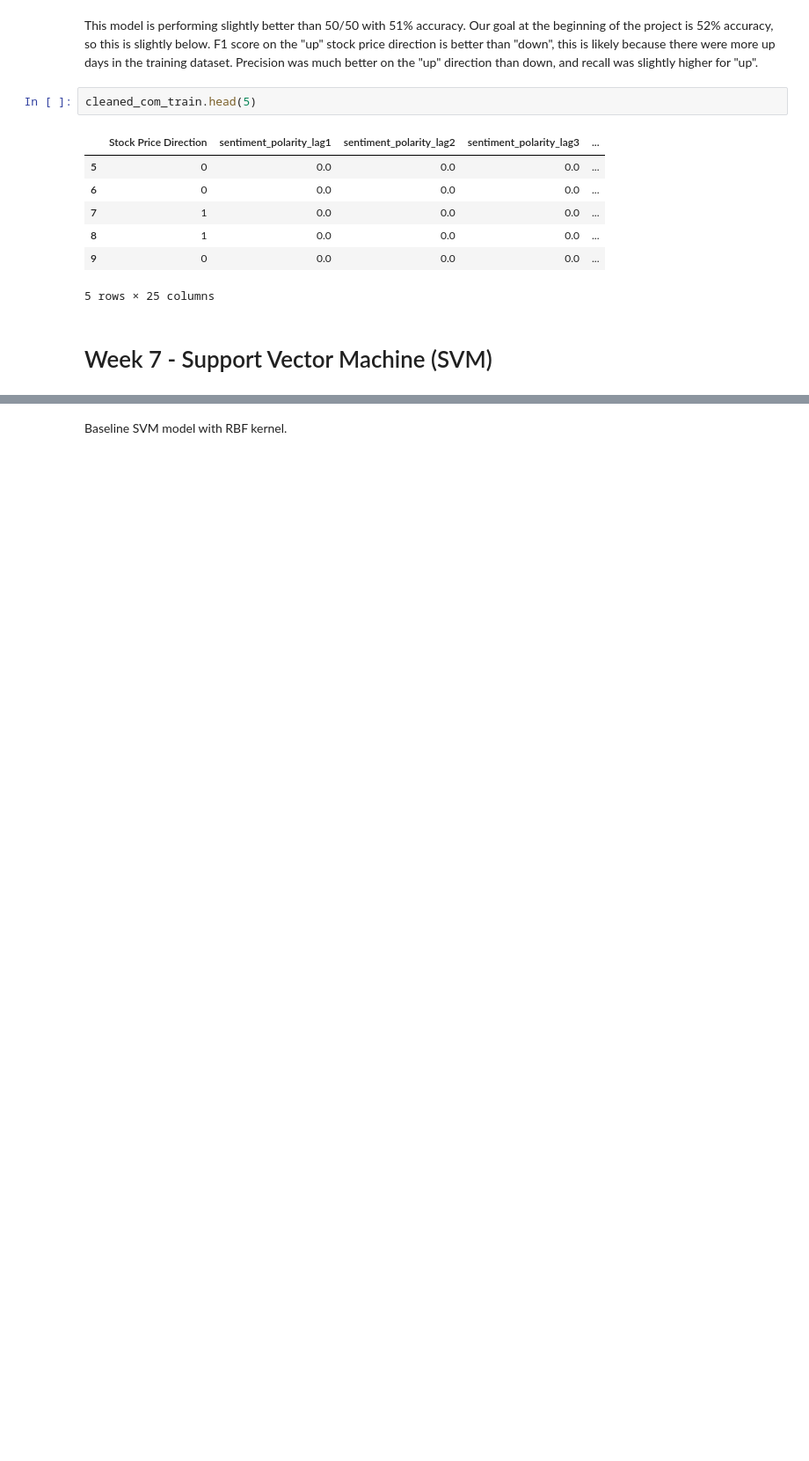
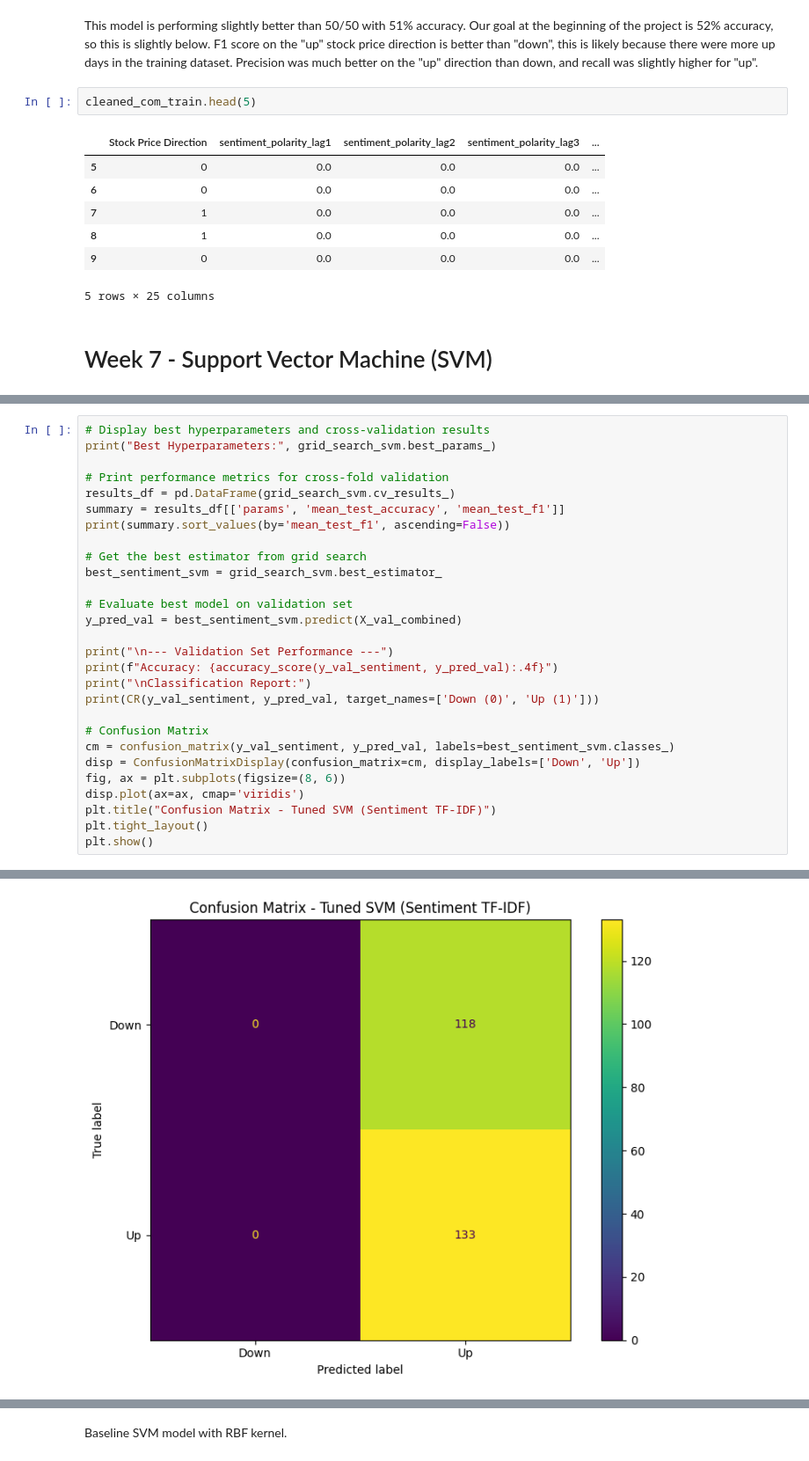
Before and after one commit to yvanlonginjr/market-sentiment-predictor, a Jupyter notebook: notebooks/Market_Sentiment_Predictor_Pipeline.ipynb, the cells around one changed output, grey strips where cells are left out. Shown at 88% size. Drawn from its saved outputs; the diff is of its cells as text; blank space fills up the shorter version.

```diff
--- a/notebooks/Market_Sentiment_Predictor_Pipeline.ipynb
+++ b/notebooks/Market_Sentiment_Predictor_Pipeline.ipynb
@@ -1676,0 +1651,29 @@ cleaned_com_train.head(5)
+# %%
+# Display best hyperparameters and cross-validation results
+print("Best Hyperparameters:", grid_search_svm.best_params_)
+
+# Print performance metrics for cross-fold validation
+results_df = pd.DataFrame(grid_search_svm.cv_results_)
+summary = results_df[['params', 'mean_test_accuracy', 'mean_test_f1']]
+print(summary.sort_values(by='mean_test_f1', ascending=False))
+
+# Get the best estimator from grid search
+best_sentiment_svm = grid_search_svm.best_estimator_
+
+# Evaluate best model on validation set
+y_pred_val = best_sentiment_svm.predict(X_val_combined)
+
+print("\n--- Validation Set Performance ---")
+print(f"Accuracy: {accuracy_score(y_val_sentiment, y_pred_val):.4f}")
+print("\nClassification Report:")
+print(CR(y_val_sentiment, y_pred_val, target_names=['Down (0)', 'Up (1)']))
+
+# Confusion Matrix
+cm = confusion_matrix(y_val_sentiment, y_pred_val, labels=best_sentiment_svm.classes_)
+disp = ConfusionMatrixDisplay(confusion_matrix=cm, display_labels=['Down', 'Up'])
+fig, ax = plt.subplots(figsize=(8, 6))
+disp.plot(ax=ax, cmap='viridis')
+plt.title("Confusion Matrix - Tuned SVM (Sentiment TF-IDF)")
+plt.tight_layout()
+plt.show()
+# %% [output]
@@ -1677 +1697,2 @@ cleaned_com_train.head(5)
+[figure, added]
 # %% [markdown]
```
Also changed, not shown: parts of 13 cells of this notebook, 2 other files.
